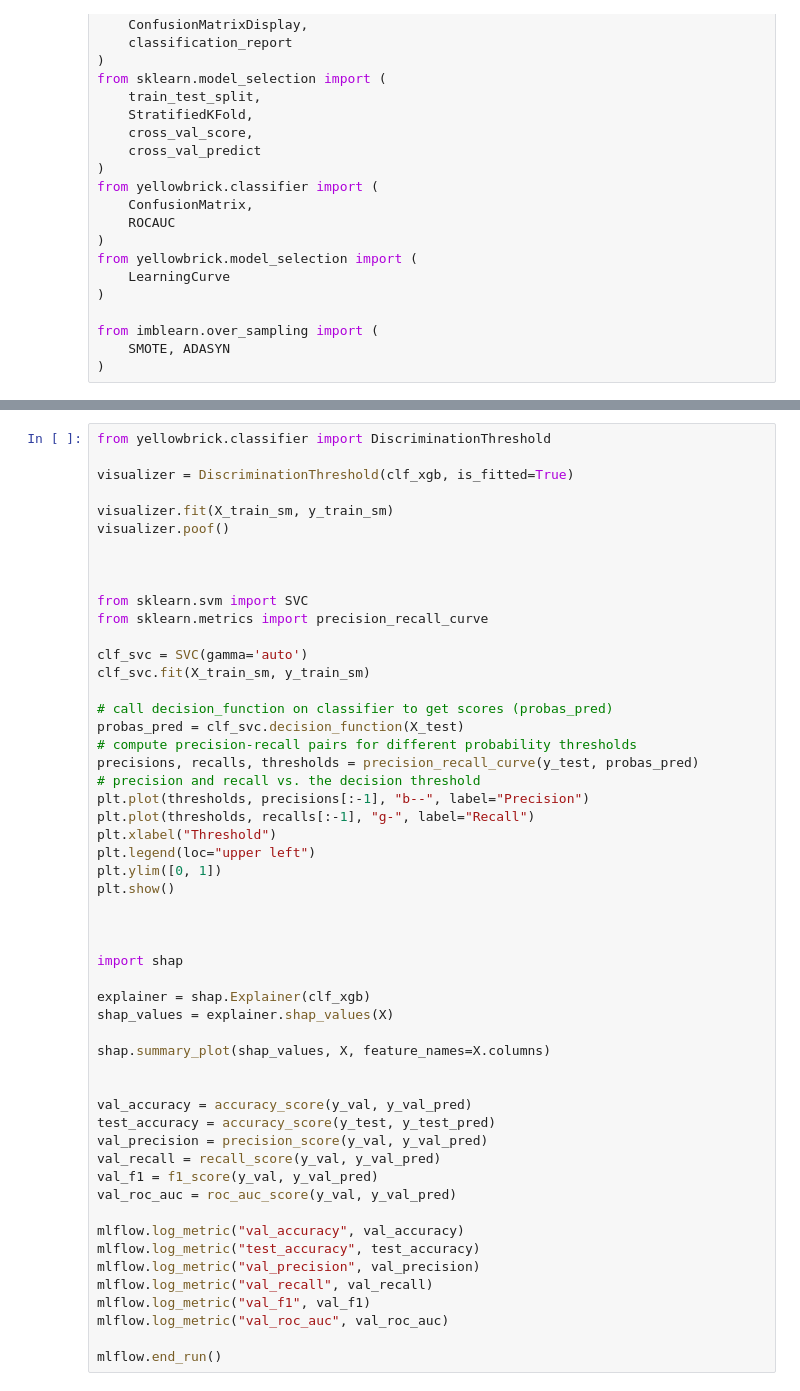
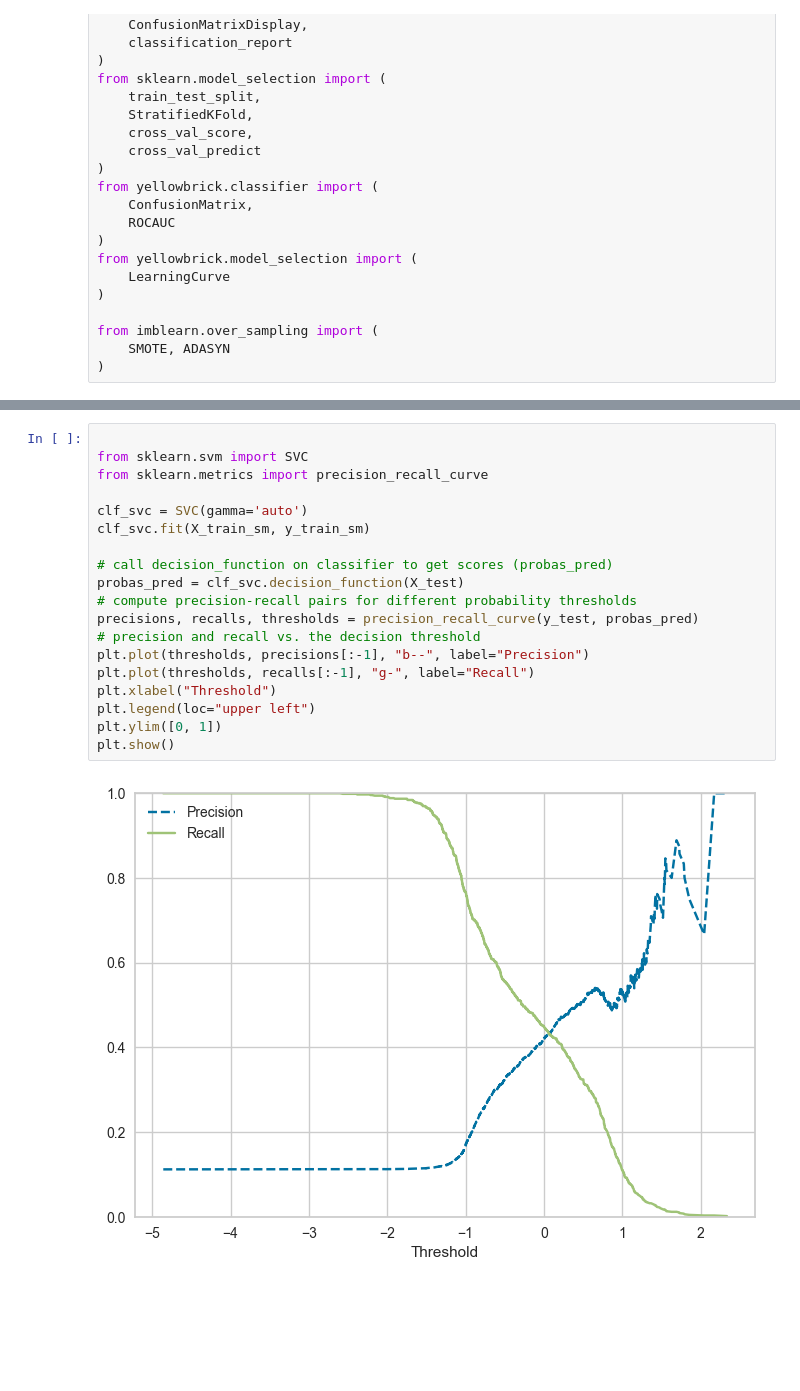
Before and after one commit to McGill-MMA-EnterpriseAnalytics/fourchetteurs, a Jupyter notebook: mlflow_classification_test.ipynb, the cells around one changed output, grey strips where cells are left out. Drawn from its saved outputs; the diff is of its cells as text; blank space fills up the shorter version.

```diff
--- a/mlflow_classification_test.ipynb
+++ b/mlflow_classification_test.ipynb
@@ -311,53 +361,21 @@ visualizer.poof()                       # Finalize and render the figure
 # %%
-from yellowbrick.classifier import DiscriminationThreshold
-
-visualizer = DiscriminationThreshold(clf_xgb, is_fitted=True)
-
-visualizer.fit(X_train_sm, y_train_sm)
-visualizer.poof()
-
-
 
 from sklearn.svm import SVC
 from sklearn.metrics import precision_recall_curve
 
 clf_svc = SVC(gamma='auto')
 clf_svc.fit(X_train_sm, y_train_sm)
 
 # call decision_function on classifier to get scores (probas_pred)
 probas_pred = clf_svc.decision_function(X_test)
 # compute precision-recall pairs for different probability thresholds
 precisions, recalls, thresholds = precision_recall_curve(y_test, probas_pred)
 # precision and recall vs. the decision threshold
 plt.plot(thresholds, precisions[:-1], "b--", label="Precision")
 plt.plot(thresholds, recalls[:-1], "g-", label="Recall")
 plt.xlabel("Threshold")
 plt.legend(loc="upper left")
 plt.ylim([0, 1])
 plt.show()
-
-
-
-import shap
-
-explainer = shap.Explainer(clf_xgb)
-shap_values = explainer.shap_values(X)
-
-shap.summary_plot(shap_values, X, feature_names=X.columns)
-
-
-val_accuracy = accuracy_score(y_val, y_val_pred)
-test_accuracy = accuracy_score(y_test, y_test_pred)
-val_precision = precision_score(y_val, y_val_pred)
-val_recall = recall_score(y_val, y_val_pred)
-val_f1 = f1_score(y_val, y_val_pred)
-val_roc_auc = roc_auc_score(y_val, y_val_pred)
-
-mlflow.log_metric("val_accuracy", val_accuracy)
-mlflow.log_metric("test_accuracy", test_accuracy)
-mlflow.log_metric("val_precision", val_precision)
-mlflow.log_metric("val_recall", val_recall)
-mlflow.log_metric("val_f1", val_f1)
-mlflow.log_metric("val_roc_auc", val_roc_auc)
-
-mlflow.end_run()
+# %% [output]
+[figure, added]
```
Also changed, not shown: parts of 11 cells of this notebook, 42 other files.
